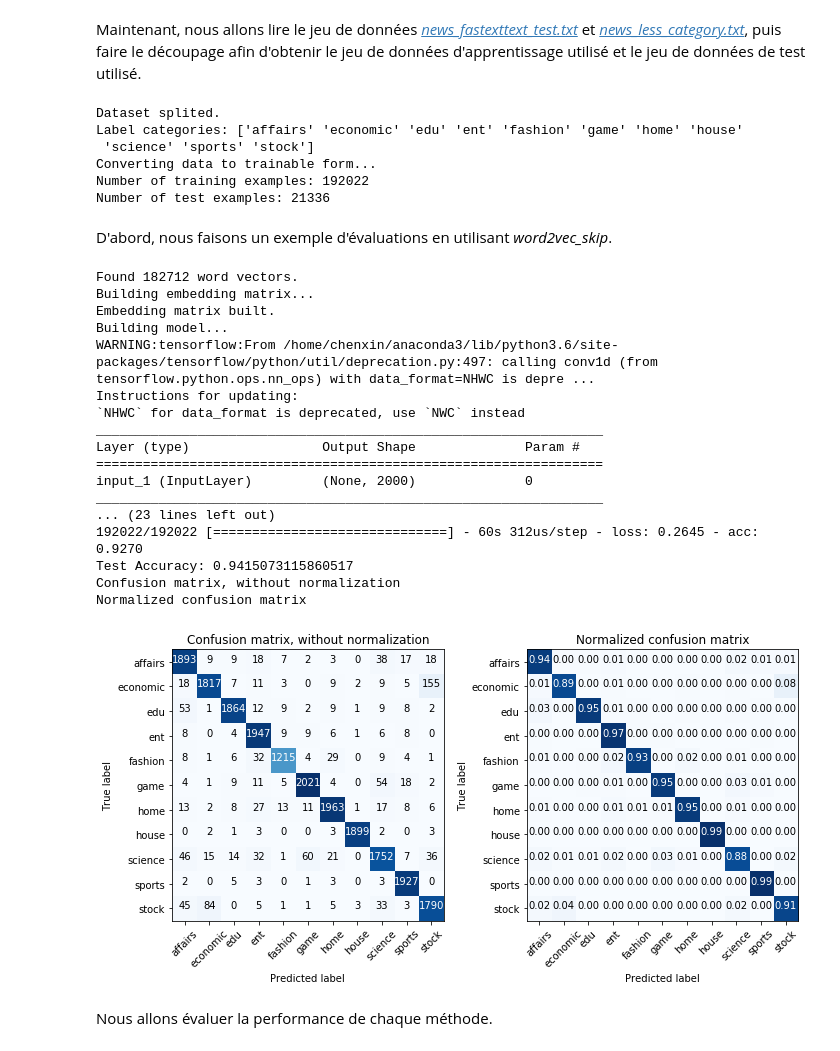
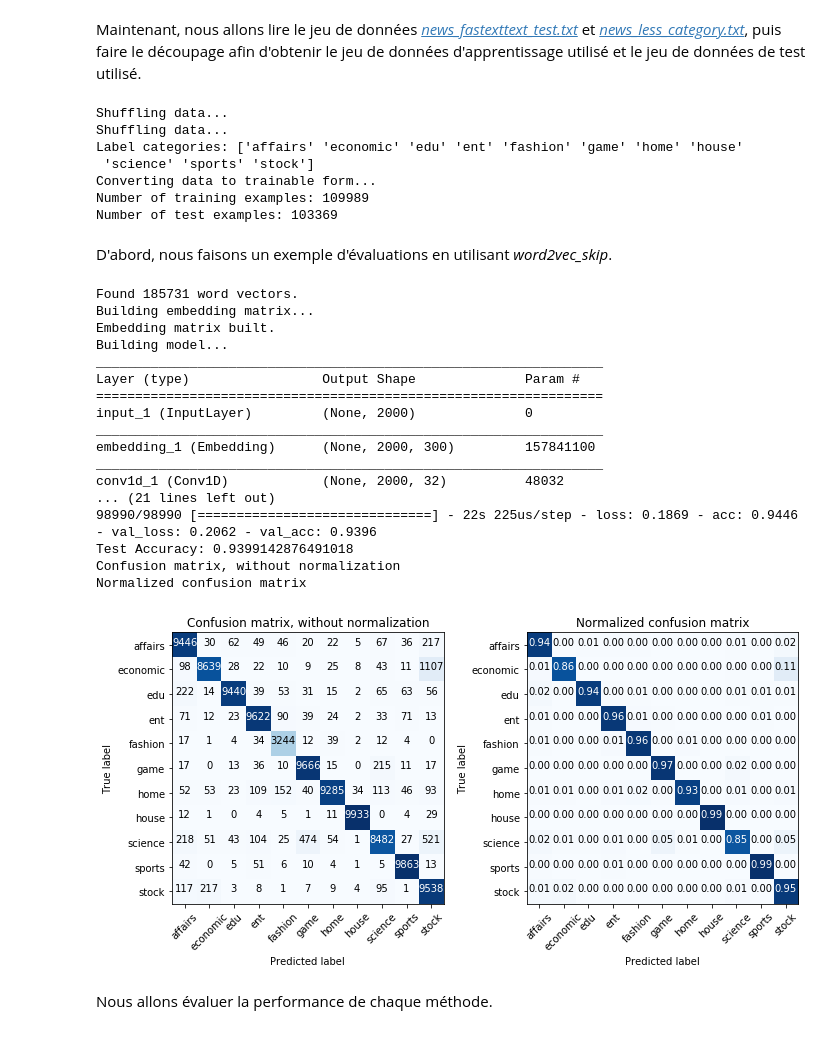
Before and after one commit to Lamela/WordEmbedding, a Jupyter notebook: Text Classification Pipeline.ipynb, the cells around one changed output. Saved outputs shown, nothing was run; the diff lists cells and outputs as text; code cells hidden in the pictures.

```diff
--- a/Text Classification Pipeline.ipynb
+++ b/Text Classification Pipeline.ipynb
@@ -72,8 +72,9 @@ def get_train_test(train_raw_text, test_raw_text):
            word_index
 
 
-def class_str_2_ind(x_train, x_test, y_train, y_test):
-    print('Converting data to trainable form...')
+def class_str_2_ind(x_train, x_test, y_train, y_test, verbose=1):
+    if verbose:
+        print('Converting data to trainable form...')
     le = preprocessing.LabelEncoder()
     CLASSES_LIST = np.unique(y_train)
     n_out = len(CLASSES_LIST)
@@ -82,14 +83,15 @@ def class_str_2_ind(x_train, x_test, y_train, y_test):
     y_test = le.transform(y_test)
     train_y_cat = np_utils.to_categorical(y_train, n_out)
     x_vec_train, x_vec_test, word_index = get_train_test(x_train, x_test)
-    print('Number of training examples: ' + str(len(x_vec_train)))
-    print('Number of test examples: ' + str(len(x_vec_test)))
+    if verbose:
+        print('Number of training examples: ' + str(len(x_vec_train)))
+        print('Number of test examples: ' + str(len(x_vec_test)))
 
     return x_vec_train, x_vec_test, y_train, y_test, train_y_cat, word_index
 # %% [markdown]
 Nous définissons la fonction pour lire les vecteurs de mots pré-appris. Nous construissons aussi la matrice d'entrée depuis x_train et les vecteurs de mots. Cette partie est basé sur le [tutoriel de Keras](https://blog.keras.io/using-pre-trained-word-embeddings-in-a-keras-model.html)
 # %%
-def get_embedding_index(vectors_file_path):
+def get_embedding_index(vectors_file_path, verbose=1):
     embeddings_index = {}
     with open(vectors_file_path, 'r') as f:
         first_line = f.readline()
@@ -99,21 +101,23 @@ def get_embedding_index(vectors_file_path):
             word = values[0]
             coefs = np.asarray(values[1:], dtype='float32')
             embeddings_index[word] = coefs
-
-    print('Found %s word vectors.' % len(embeddings_index))
+    if verbose:
+        print('Found %s word vectors.' % len(embeddings_index))
 
     return embeddings_index
 
 
-def get_embedding_matrix(word_index, embedding_index):
-    print('Building embedding matrix...')
+def get_embedding_matrix(word_index, embedding_index, verbose=1):
+    if verbose:
+        print('Building embedding matrix...')
     embedding_matrix = np.zeros((len(word_index) + 1, EMBED_SIZE))
     for word, i in word_index.items():
         embedding_vector = embedding_index.get(word)
         if embedding_vector is not None:
             # words not found in embedding index will be all-zeros.
             embedding_matrix[i] = embedding_vector
-    print('Embedding matrix built.')
+    if verbose:
+        print('Embedding matrix built.')
     return embedding_matrix
 # %% [markdown]
 Nous définissons un modèle de classification de texte avec une couche de Conv1D et une couche de Dense. Nous pouvons utiliser les vecteurs de mots pré-appris. Le modèle est basé sur le [TP de M. Kermorvant](https://gitlab.com/kermorvant/nlp-labs) et https://github.com/gaussic/text-classification-cnn-rnn.
@@ -147,11 +151,12 @@ def get_model(embedding_matrix, word_index, print_sum=True):
     return model
 
 
-def train_fit_predict(model, x_train, x_test, y_train):
+def train_fit_predict(model, x_train, x_test, y_train, verbose=1):
 
     model.fit(x_train, y_train,
               batch_size=BATCH_SIZE,
-              epochs=EPOCHS, verbose=1)
+              epochs=EPOCHS, verbose=verbose,
+              validation_split=VALIDATION_SPLIT)
 
     return model.predict(x_test)
 # %% [markdown]
@@ -180,49 +186,54 @@ def evaluation(vectors_file_path, print_sum=True, plot_mat=True):
 # %% [markdown]
 Maintenant, nous allons lire le jeu de données *[news_fastexttext_test.txt](https://drive.google.com/open?id=1psrAH5heISv3t2xuB4YKxUCvsUN6yU6C)* et *[news_less_category.txt](https://drive.google.com/open?id=11kUgD4HhqRqhEhS_6yTx_QOXKCWGF3U8)*, puis faire le découpage afin d'obtenir le jeu de données d'apprentissage utilisé et le jeu de données de test utilisé.
 # %%
-data_paths = ['datasets/news_less_category.txt', 'datasets/news_fasttext_test.txt']
-test_size = 0.1
-x_train, x_test, y_train, y_test = split_datasets(data_paths, test_size)
+#data_paths = ['datasets/news_less_category.txt', 'datasets/news_fasttext_test.txt']
+#test_size = 0.1
+#x_train, x_test, y_train, y_test = split_datasets(data_paths, test_size)
+train_dir = 'datasets/news_less_category.txt'
+test_dir = 'datasets/news_fasttext_test.txt'
+x_train, y_train = get_dataset(train_dir)
+x_test, y_test = get_dataset(test_dir)
 CLASSES_LIST = np.unique(y_train)
 print('Label categories: ' + str(CLASSES_LIST))
 x_vec_train, x_vec_test, y_train, y_test, train_y_cat, word_index = class_str_2_ind(x_train, x_test, y_train, y_test)
 # %% [output]
-Dataset splited.
+Shuffling data...
+Shuffling data...
 Label categories: ['affairs' 'economic' 'edu' 'ent' 'fashion' 'game' 'home' 'house'
  'science' 'sports' 'stock']
 Converting data to trainable form...
-Number of training examples: 192022
-Number of test examples: 21336
+Number of training examples: 109989
+Number of test examples: 103369
 # %% [markdown]
 D'abord, nous faisons un exemple d'évaluations en utilisant *word2vec_skip*.
 # %%
-vectors_file_path = '/home/chenxin/WordEmbedding/pre_trained_vectors/raw_300/ft_pure_cbow_300.vec'
+vectors_file_path = 'pre_trained_vectors/final/w2v_skip_300.txt'
 embedding_index = get_embedding_index(vectors_file_path)
 embedding_matrix = get_embedding_matrix(word_index, embedding_index)
 print('Building model...')
 model = get_model(embedding_matrix, word_index)
 y_predicted = train_fit_predict(model, x_vec_train, x_vec_test, train_y_cat).argmax(1)
 print("Test Accuracy:", accuracy_score(y_test, y_predicted))
 plot_conf_mat(y_test, y_predicted)
 # %% [output]
-Found 182712 word vectors.
+Found 185731 word vectors.
 Building embedding matrix...
 Embedding matrix built.
 Building model...
-WARNING:tensorflow:From /home/chenxin/anaconda3/lib/python3.6/site-packages/tensorflow/python/util/deprecation.py:497: calling conv1d (from tensorflow.python.ops.nn_ops) with data_format=NHWC is depre ...
-Instructions for updating:
-`NHWC` for data_format is deprecated, use `NWC` instead
 _________________________________________________________________
 Layer (type)                 Output Shape              Param #
 =================================================================
 input_1 (InputLayer)         (None, 2000)              0
 _________________________________________________________________
-... (23 lines left out)
-192022/192022 [==============================] - 60s 312us/step - loss: 0.2645 - acc: 0.9270
-Test Accuracy: 0.9415073115860517
+embedding_1 (Embedding)      (None, 2000, 300)         157841100
+_________________________________________________________________
+conv1d_1 (Conv1D)            (None, 2000, 32)          48032
+... (21 lines left out)
+98990/98990 [==============================] - 22s 225us/step - loss: 0.1869 - acc: 0.9446 - val_loss: 0.2062 - val_acc: 0.9396
+Test Accuracy: 0.9399142876491018
 Confusion matrix, without normalization
 Normalized confusion matrix
-[figure, old version]
+[figure, new version]
 # %% [markdown]
 Nous allons évaluer la performance de chaque méthode.
 # %%
```
Also changed, not shown: parts of 4 cells of this notebook.
